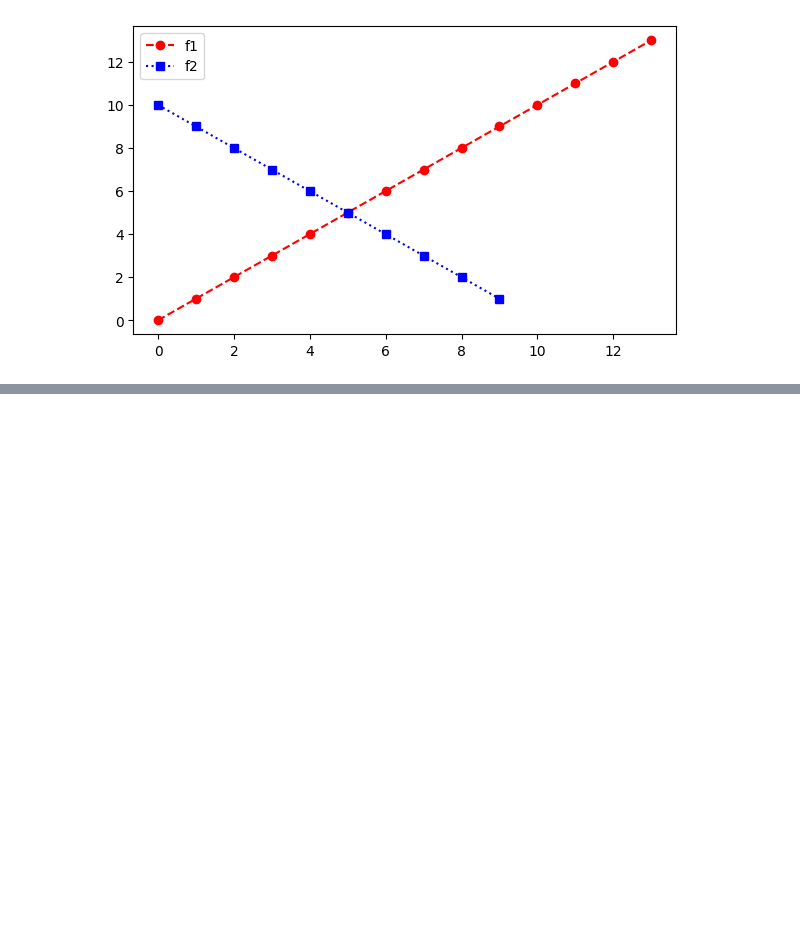
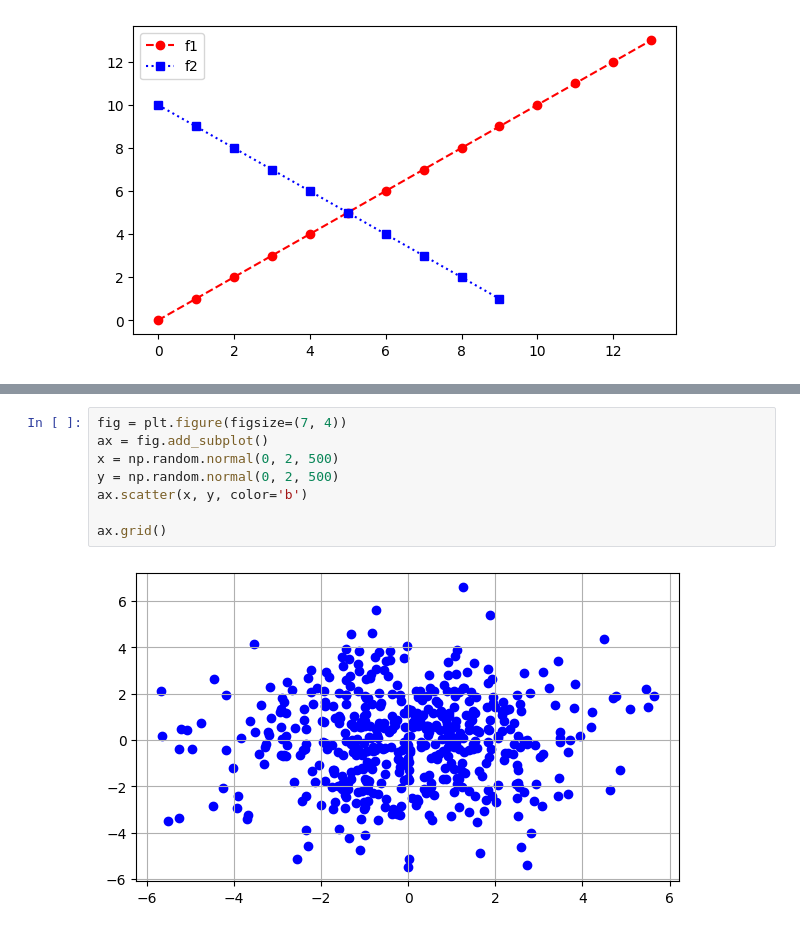
Before and after one commit to crissyro/base-of-DS, a Jupyter notebook: Basic of matplotlib.ipynb, the cells around one changed output, grey strips where cells are left out. Drawn from its saved outputs; the diff is of its cells as text; blank space fills up the shorter version.

```diff
--- a/Basic of matplotlib.ipynb
+++ b/Basic of matplotlib.ipynb
@@ -350,0 +384,10 @@ ax.legend()
+# %%
+fig = plt.figure(figsize=(7, 4))
+ax = fig.add_subplot()
+x = np.random.normal(0, 2, 500)
+y = np.random.normal(0, 2, 500)
+ax.scatter(x, y, color='b')
+
+ax.grid()
+# %% [output]
+[figure, added]
```
Also changed, not shown: parts of 9 cells of this notebook.
